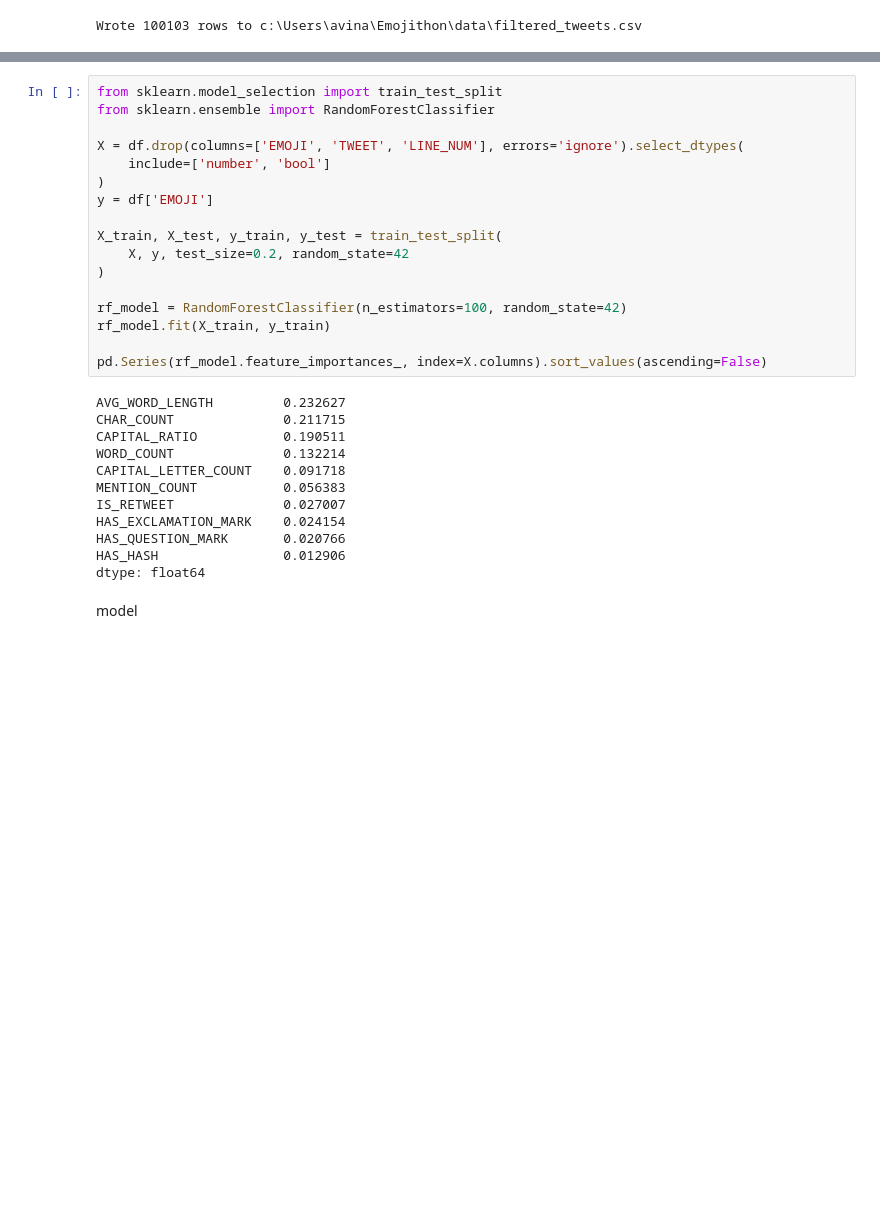
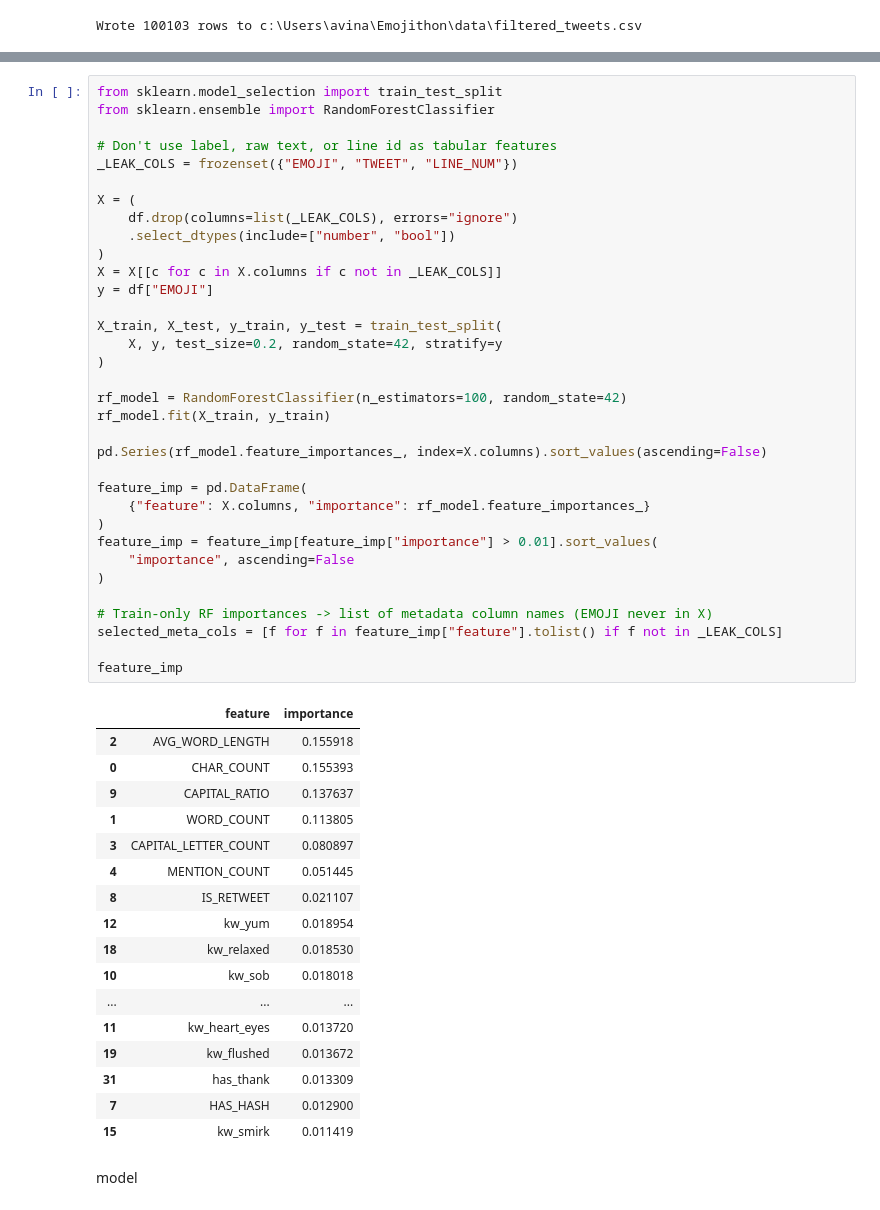
Before and after one commit to Green-Kiwie/Emojithon, a Jupyter notebook: eda.ipynb, the cells around one changed output, grey strips where cells are left out. Saved outputs shown, nothing was run; the diff lists cells and outputs as text; blank space fills up the shorter version.

```diff
--- a/eda.ipynb
+++ b/eda.ipynb
@@ -290,32 +401,55 @@ Name: count, Length: 126, dtype: int64
 # %%
 from sklearn.model_selection import train_test_split
 from sklearn.ensemble import RandomForestClassifier
 
-X = df.drop(columns=['EMOJI', 'TWEET', 'LINE_NUM'], errors='ignore').select_dtypes(
-    include=['number', 'bool']
+# Don't use label, raw text, or line id as tabular features
+_LEAK_COLS = frozenset({"EMOJI", "TWEET", "LINE_NUM"})
+
+X = (
+    df.drop(columns=list(_LEAK_COLS), errors="ignore")
+    .select_dtypes(include=["number", "bool"])
 )
-y = df['EMOJI']
+X = X[[c for c in X.columns if c not in _LEAK_COLS]]
+y = df["EMOJI"]
 
 X_train, X_test, y_train, y_test = train_test_split(
-    X, y, test_size=0.2, random_state=42
+    X, y, test_size=0.2, random_state=42, stratify=y
 )
 
 rf_model = RandomForestClassifier(n_estimators=100, random_state=42)
 rf_model.fit(X_train, y_train)
 
 pd.Series(rf_model.feature_importances_, index=X.columns).sort_values(ascending=False)
+
+feature_imp = pd.DataFrame(
+    {"feature": X.columns, "importance": rf_model.feature_importances_}
+)
+feature_imp = feature_imp[feature_imp["importance"] > 0.01].sort_values(
+    "importance", ascending=False
+)
+
+# Train-only RF importances -> list of metadata column names (EMOJI never in X)
+selected_meta_cols = [f for f in feature_imp["feature"].tolist() if f not in _LEAK_COLS]
+
+feature_imp
 # %% [output]
-AVG_WORD_LENGTH         0.232627
-CHAR_COUNT              0.211715
-CAPITAL_RATIO           0.190511
-WORD_COUNT              0.132214
-CAPITAL_LETTER_COUNT    0.091718
-MENTION_COUNT           0.056383
-IS_RETWEET              0.027007
-HAS_EXCLAMATION_MARK    0.024154
-HAS_QUESTION_MARK       0.020766
-HAS_HASH                0.012906
-dtype: float64
+|  | feature | importance |
+| 2 | AVG_WORD_LENGTH | 0.155918 |
+| 0 | CHAR_COUNT | 0.155393 |
+| 9 | CAPITAL_RATIO | 0.137637 |
+| 1 | WORD_COUNT | 0.113805 |
+| 3 | CAPITAL_LETTER_COUNT | 0.080897 |
+| 4 | MENTION_COUNT | 0.051445 |
+| 8 | IS_RETWEET | 0.021107 |
+| 12 | kw_yum | 0.018954 |
+| 18 | kw_relaxed | 0.018530 |
+| 10 | kw_sob | 0.018018 |
+| ... | ... | ... |
+| 11 | kw_heart_eyes | 0.013720 |
+| 19 | kw_flushed | 0.013672 |
+| 31 | has_thank | 0.013309 |
+| 7 | HAS_HASH | 0.012900 |
+| 15 | kw_smirk | 0.011419 |
 # %% [markdown]
 model
 # %%
```
Also changed, not shown: parts of 8 cells of this notebook, 9 other files.
